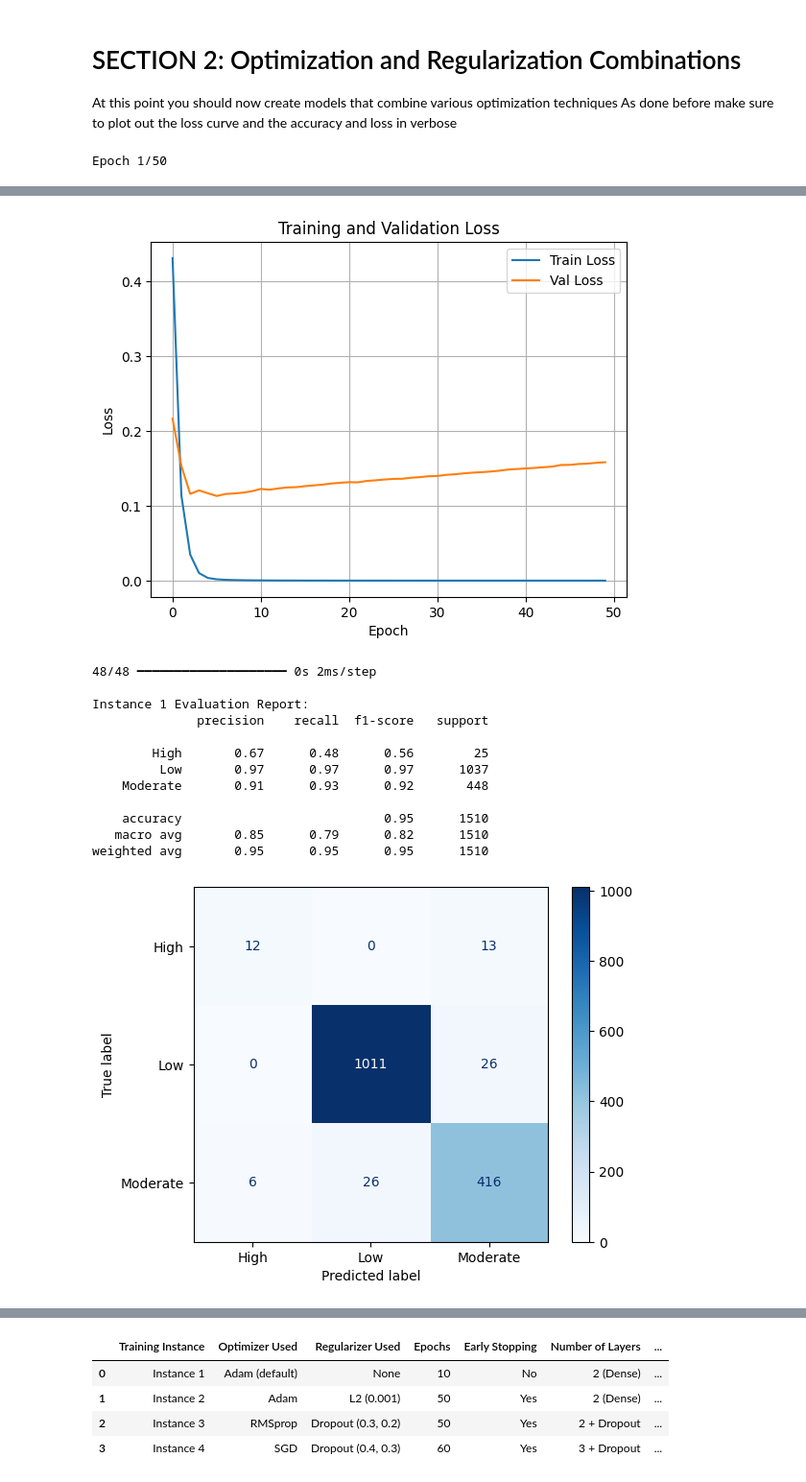
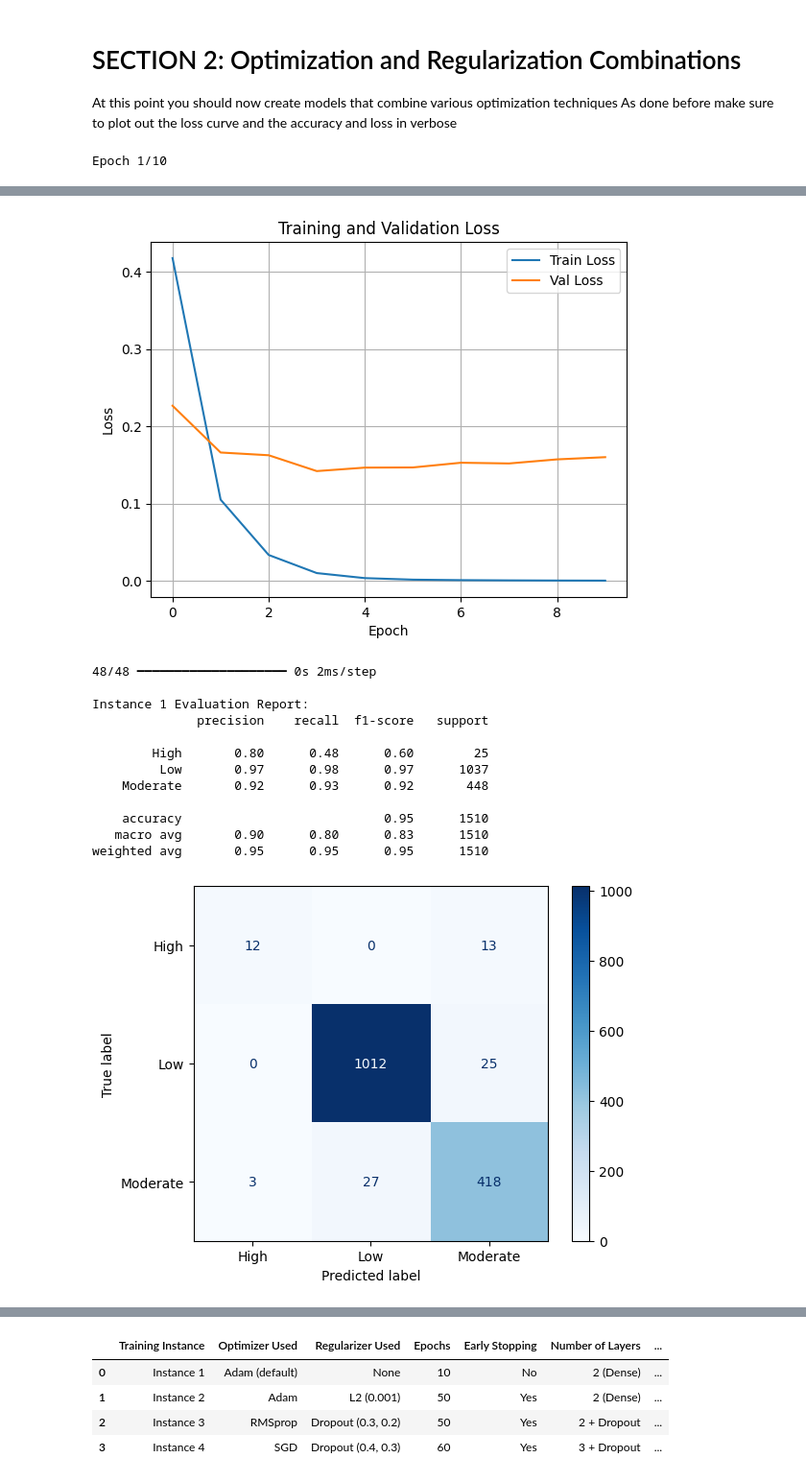
Before and after one commit to nmaketh/Summative-Assignment---Model-Training-and-Evaluation, a Jupyter notebook: Summative_Intro_to_ml_nhial_assignment.ipynb, the cells around one changed output, grey strips where cells are left out. Shown at 96% size. Cells and saved outputs as stored; diff of their text form; code cells hidden in the pictures.

```diff
--- a/Summative_Intro_to_ml_nhial_assignment.ipynb
+++ b/Summative_Intro_to_ml_nhial_assignment.ipynb
@@ -169,9 +169,8 @@ As done before make sure to plot out the loss curve and the accuracy and loss in
 model_results = []
 # %%
 # Instance 1: Baseline NN
-# Train and Evaluate Instances
-model1, history1 = define_model(X_train.shape[1])
+model1, history1 = define_model(X_train.shape[1], optimizer='adam', epochs=10)
 loss_curve_plot(history1)
 evaluate_and_collect(model1, "Instance 1")
 # %% [output]
-Epoch 1/50
+Epoch 1/10
@@ -195,15 +196,15 @@ Epoch 50/50
-[figure, old version]
+[figure, new version]
 48/48 ━━━━━━━━━━━━━━━━━━━━ 0s 2ms/step
 
 Instance 1 Evaluation Report:
               precision    recall  f1-score   support
 
-        High       0.67      0.48      0.56        25
-         Low       0.97      0.97      0.97      1037
-    Moderate       0.91      0.93      0.92       448
+        High       0.80      0.48      0.60        25
+         Low       0.97      0.98      0.97      1037
+    Moderate       0.92      0.93      0.92       448
 
     accuracy                           0.95      1510
-   macro avg       0.85      0.79      0.82      1510
+   macro avg       0.90      0.80      0.83      1510
 weighted avg       0.95      0.95      0.95      1510
 [figure]
 # %%
```
Also changed, not shown: parts of 4 cells of this notebook.
